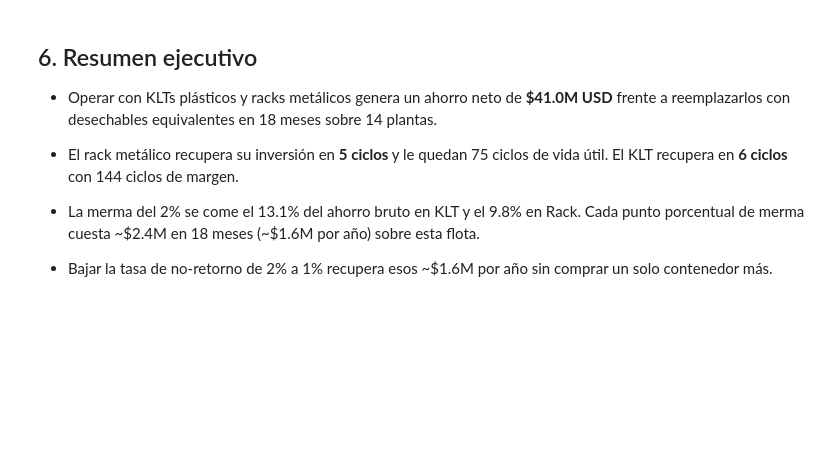
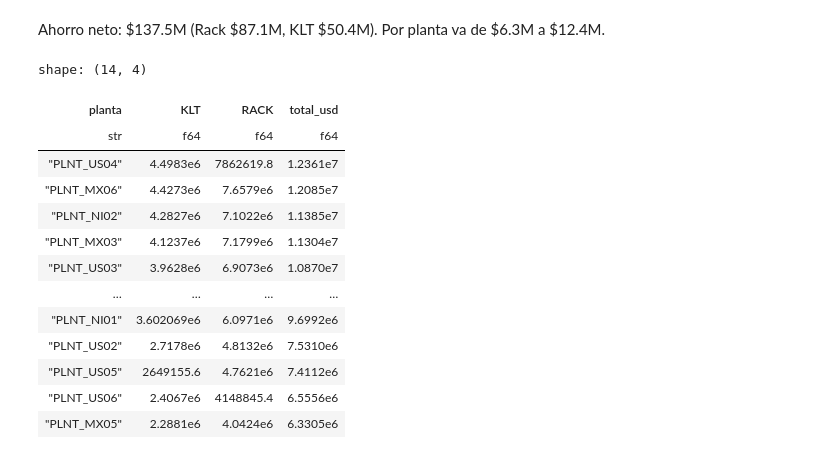
Before and after one commit to juancarlospradologistica-hub/returnable-packaging-intelligence, a Jupyter notebook: notebooks/03_tco_analysis.ipynb, the cells around one changed output. Drawn from its saved outputs; the diff is of its cells as text; code cells hidden in the pictures; blank space fills up the shorter version.

```diff
--- a/notebooks/03_tco_analysis.ipynb
+++ b/notebooks/03_tco_analysis.ipynb
@@ -78,0 +151,10 @@ solo tiene pérdidas por merma.
+# %%
+_lineas = []
+for k in tipos:
+    r = t[k]
+    _lineas.append(
+        f"- {NOMBRE[k]}: {usd(r['costo_retornable_por_ciclo_usd'], 2)} por viaje contra "
+        f"{usd(r['desechable_equiv_usd'], 2)} del desechable. Ahorro de "
+        f"{usd(r['ahorro_por_viaje_usd'], 2)} por viaje."
+    )
+display(Markdown("\n".join(_lineas)))
@@ -249,16 +212,30 @@ Cada punto de merma: $2,382,505 en 18 meses, $1,588,337 por año
-# %% [markdown]
-## 6. Resumen ejecutivo
-
-- Operar con KLTs plásticos y racks metálicos genera un ahorro neto de
-  **\$41.0M USD** frente a reemplazarlos con desechables equivalentes
-  en 18 meses sobre 14 plantas.
-
-- El rack metálico recupera su inversión en **5 ciclos** y le quedan 75 ciclos
-  de vida útil. El KLT recupera en **6 ciclos** con 144 ciclos de margen.
-
-- La merma del 2% se come el 13.1% del ahorro bruto en KLT y el 9.8% en Rack.
-  Cada punto porcentual de merma cuesta ~\$2.4M en 18 meses (~\$1.6M por año)
-  sobre esta flota.
-
-- Bajar la tasa de no-retorno de 2% a 1% recupera esos ~\$1.6M por año sin
-  comprar un solo contenedor más.
+# %%
+_por_planta = (
+    tco.pivot(on="tipo_material", index="planta", values="ahorro_neto_usd")
+    .with_columns(pl.sum_horizontal("KLT", "RACK").alias("total_usd"))
+    .sort("total_usd", descending=True)
+)
+ahorro_total = sum(_ahorros)
+
+display(Markdown(
+    f"Ahorro neto: {millones(ahorro_total)} (Rack {millones(t['RACK']['ahorro_neto_usd'])}, "
+    f"KLT {millones(t['KLT']['ahorro_neto_usd'])}). Por planta va de "
+    f"{millones(_por_planta['total_usd'].min())} a {millones(_por_planta['total_usd'].max())}."
+))
+_por_planta
+# %% [output]
+Ahorro neto: \$137.5M (Rack \$87.1M, KLT \$50.4M). Por planta va de \$6.3M a \$12.4M.
+shape: (14, 4)
+| planta | KLT | RACK | total_usd |
+| str | f64 | f64 | f64 |
+| "PLNT_US04" | 4.4983e6 | 7862619.8 | 1.2361e7 |
+| "PLNT_MX06" | 4.4273e6 | 7.6579e6 | 1.2085e7 |
+| "PLNT_NI02" | 4.2827e6 | 7.1022e6 | 1.1385e7 |
+| "PLNT_MX03" | 4.1237e6 | 7.1799e6 | 1.1304e7 |
+| "PLNT_US03" | 3.9628e6 | 6.9073e6 | 1.0870e7 |
+| … | … | … | … |
+| "PLNT_NI01" | 3.602069e6 | 6.0971e6 | 9.6992e6 |
+| "PLNT_US02" | 2.7178e6 | 4.8132e6 | 7.5310e6 |
+| "PLNT_US05" | 2649155.6 | 4.7621e6 | 7.4112e6 |
+| "PLNT_US06" | 2.4067e6 | 4148845.4 | 6.5556e6 |
+| "PLNT_MX05" | 2.2881e6 | 4.0424e6 | 6.3305e6 |
```
Also changed, not shown: parts of 30 cells of this notebook, 3 other files.
